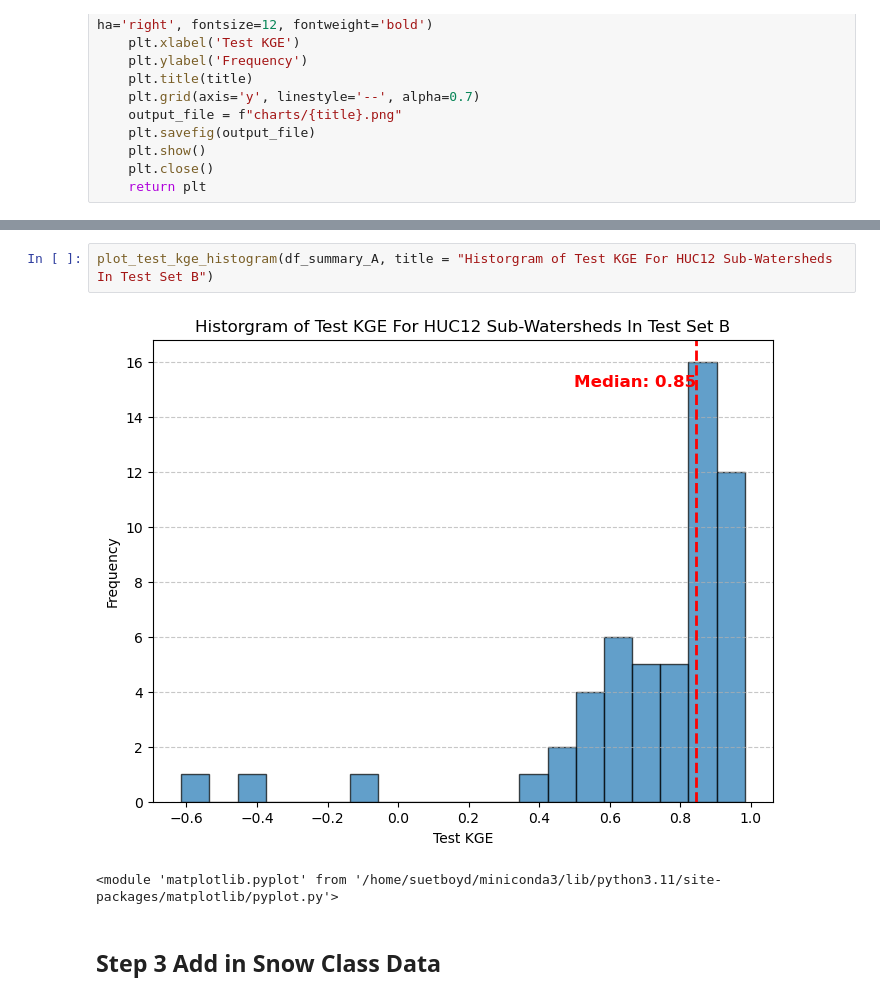
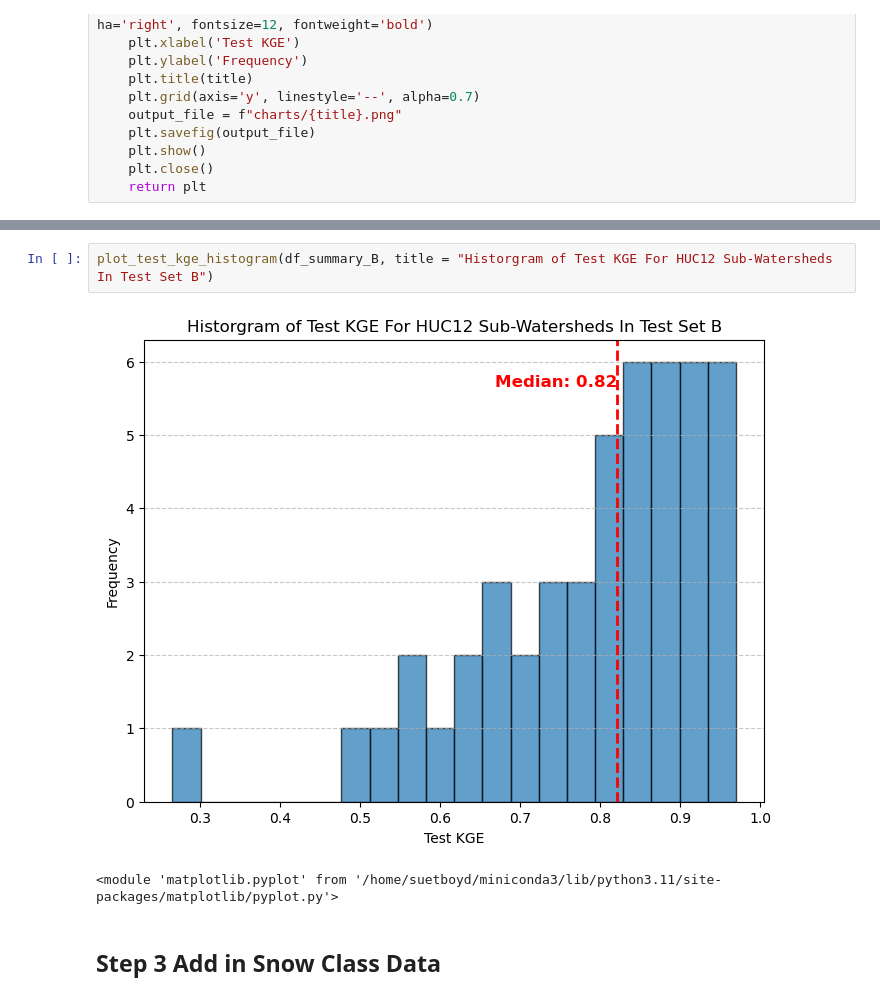
Before and after one commit to DSHydro/SnowML, a Jupyter notebook: notebooks/Ex3_MultiHucTraining/LSTM_By_Huc_Metric_Download_TestMetrics.ipynb, the cells around one changed output, grey strips where cells are left out. Saved outputs shown, nothing was run; the diff lists cells and outputs as text.

Commit message:
update charts

```diff
--- a/notebooks/Ex3_MultiHucTraining/LSTM_By_Huc_Metric_Download_TestMetrics.ipynb
+++ b/notebooks/Ex3_MultiHucTraining/LSTM_By_Huc_Metric_Download_TestMetrics.ipynb
@@ -115,8 +139,8 @@ plot_test_kge_histogram(df_summary_A, title = "Historgram of Test KGE For HUC12
 <module 'matplotlib.pyplot' from '/home/suetboyd/miniconda3/lib/python3.11/site-packages/matplotlib/pyplot.py'>
 # %%
-plot_test_kge_histogram(df_summary_A, title = "Historgram of Test KGE For HUC12 Sub-Watersheds In Test Set B")
+plot_test_kge_histogram(df_summary_B, title = "Historgram of Test KGE For HUC12 Sub-Watersheds In Test Set B")
 # %% [output]
-[figure, old version]
+[figure, new version]
 <module 'matplotlib.pyplot' from '/home/suetboyd/miniconda3/lib/python3.11/site-packages/matplotlib/pyplot.py'>
 # %% [markdown]
 ## Step 3 Add in Snow Class Data
```
Also changed, not shown: parts of 4 cells of this notebook, 2 other files.
